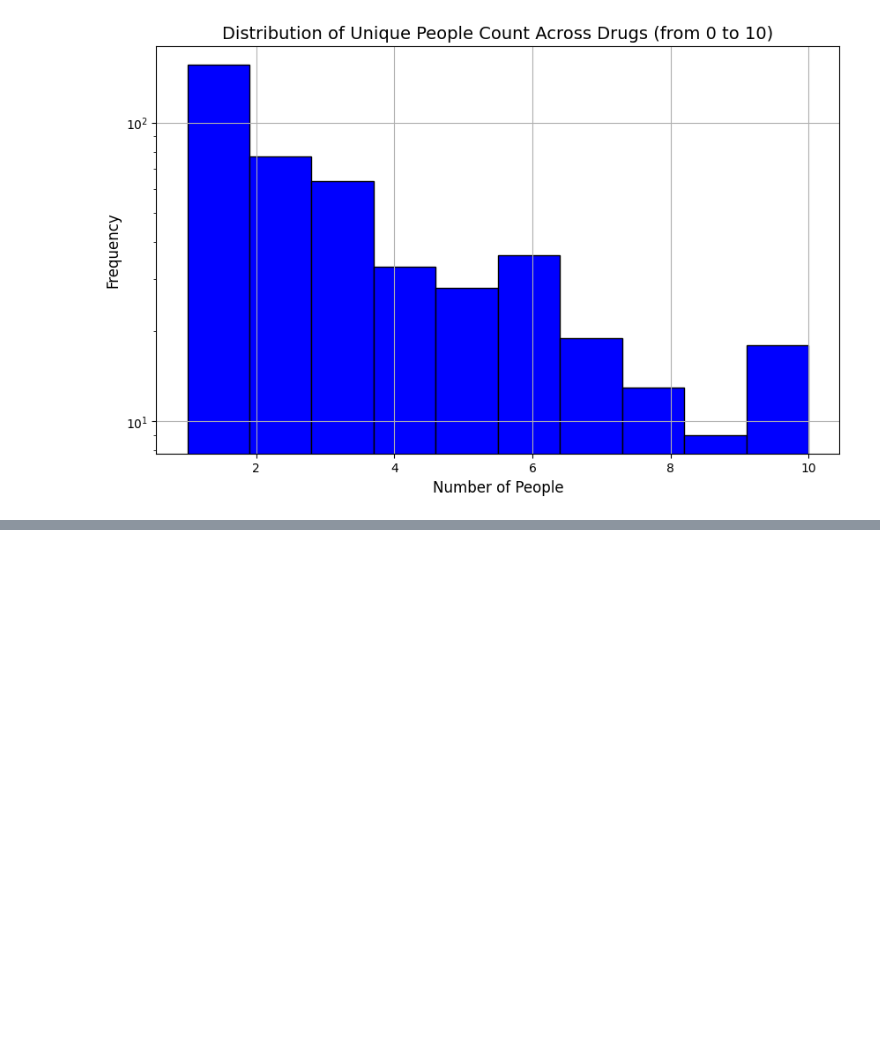
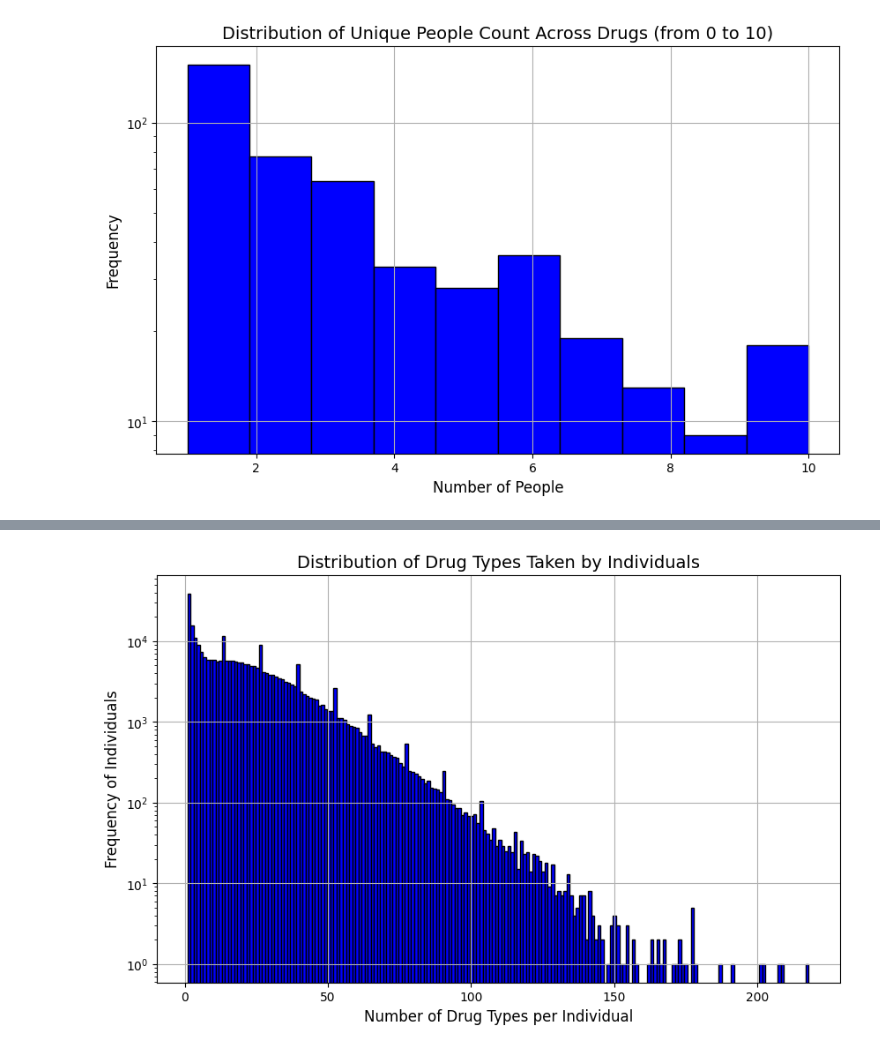
Before and after one commit to spicadust/Project_PerMed, a Jupyter notebook: notebooks/eda/ind_drug_era.ipynb, the cells around one changed output, grey strips where cells are left out. Drawn from its saved outputs; the diff is of its cells as text; code cells hidden in the pictures; blank space fills up the shorter version.

```diff
--- a/notebooks/eda/ind_drug_era.ipynb
+++ b/notebooks/eda/ind_drug_era.ipynb
@@ -592,0 +656,8 @@ plt.show()
+# %%
+people_drug_variety_unsorted = df.groupBy("eid").agg(
+    countDistinct("drug_concept_id").alias("distinct_drugs_taken")
+)
+people_drug_variety = people_drug_variety_unsorted.orderBy(
+    "distinct_drugs_taken", ascending=False
+)
+people_drug_variety.show()
@@ -592,0 +682,2 @@ plt.show()
+# %%
+people_drug_variety_pandas = people_drug_variety.toPandas()
@@ -592,0 +703,16 @@ plt.show()
+# %%
+plt.figure(figsize=(10, 6))
+plt.hist(
+    people_drug_variety_pandas["distinct_drugs_taken"],
+    bins=200,
+    color="blue",
+    edgecolor="black",
+)
+plt.title("Distribution of Drug Types Taken by Individuals", fontsize=14)
+plt.xlabel("Number of Drug Types per Individual", fontsize=12)
+plt.ylabel("Frequency of Individuals", fontsize=12)
+plt.grid(True)
+plt.yscale("log")
+plt.show()
+# %% [output]
+[figure, added]
```
Also changed, not shown: parts of 23 cells of this notebook, 12 other files.
